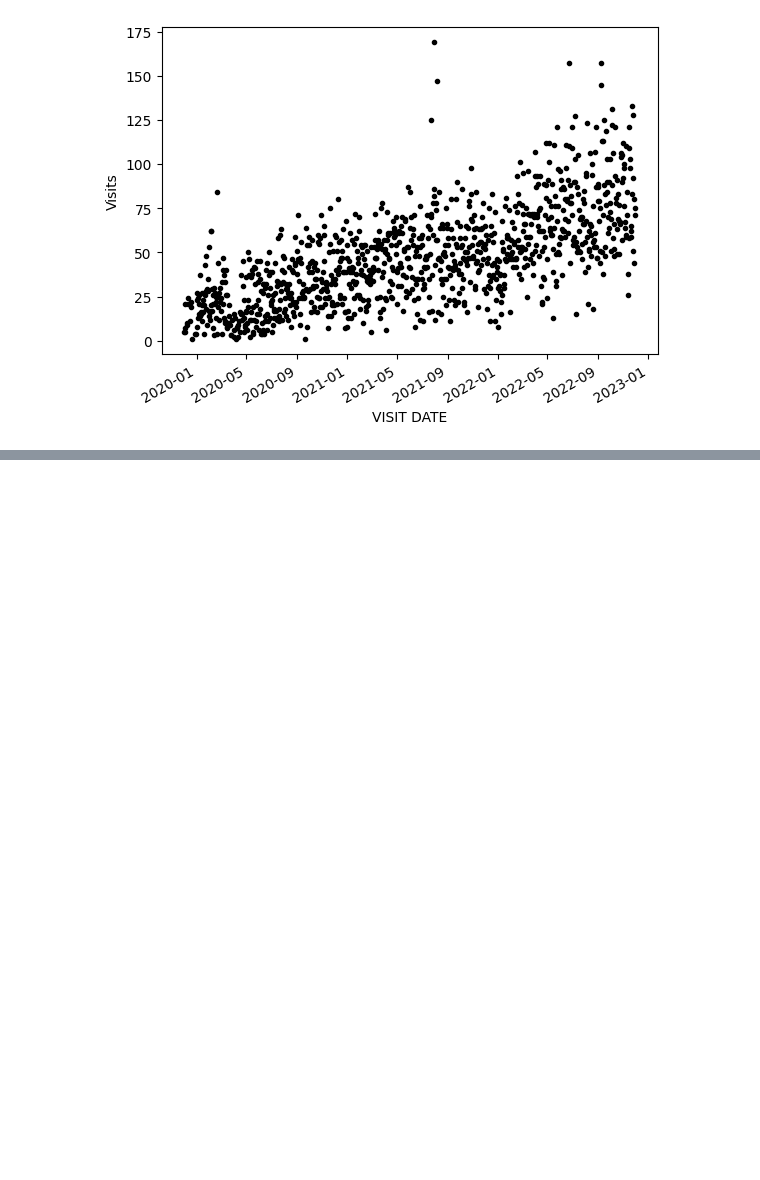
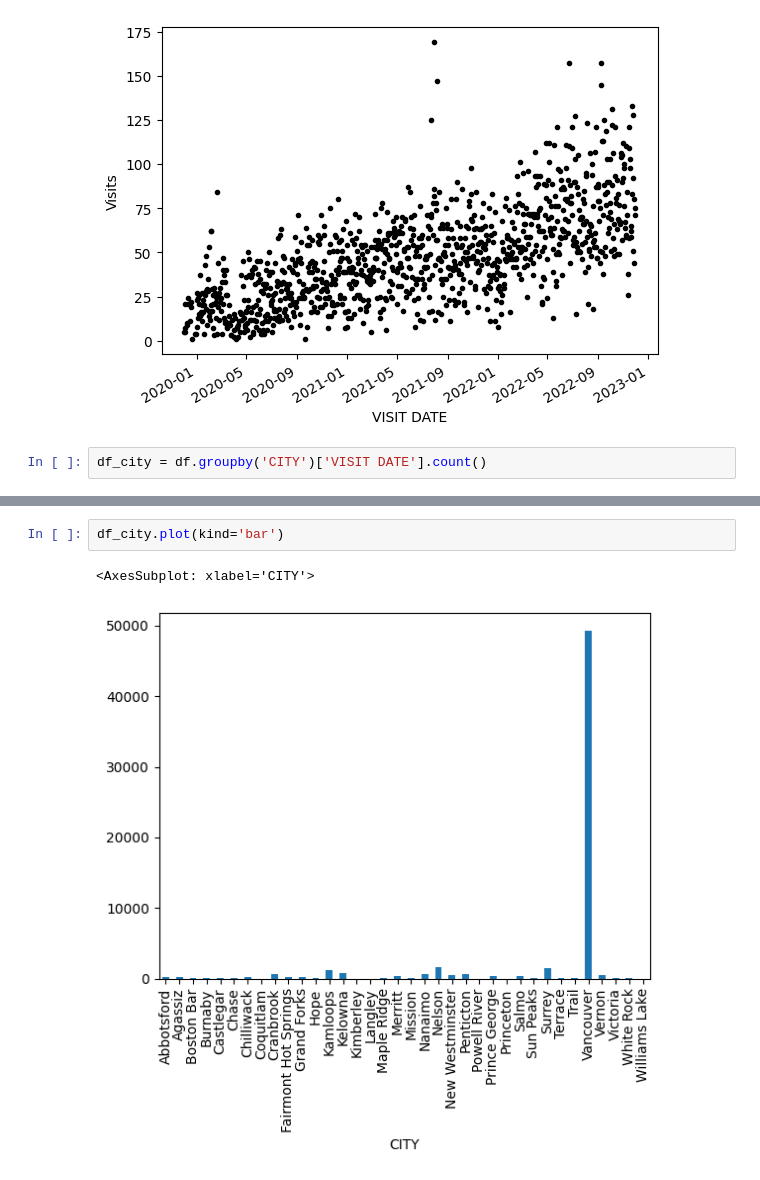
Before and after one commit to Graham-Broughton/drug-testing-project, a Jupyter notebook: notebooks/2.data_cleaning_JM.ipynb, the cells around one changed output, grey strips where cells are left out. Cells and saved outputs as stored; diff of their text form; blank space fills up the shorter version.

```diff
--- a/notebooks/2.data_cleaning_JM.ipynb
+++ b/notebooks/2.data_cleaning_JM.ipynb
@@ -112,3 +116,5 @@ plt.ylabel('Visits')
 plt.show()
 # %% [output]
 [figure]
+# %%
+df_city = df.groupby('CITY')['VISIT DATE'].count()
@@ -114,0 +141,5 @@ plt.show()
+# %%
+df_city.plot(kind='bar')
+# %% [output]
+<AxesSubplot: xlabel='CITY'>
+[figure, added]
```
Also changed, not shown: parts of 8 cells of this notebook, 5 other files.
